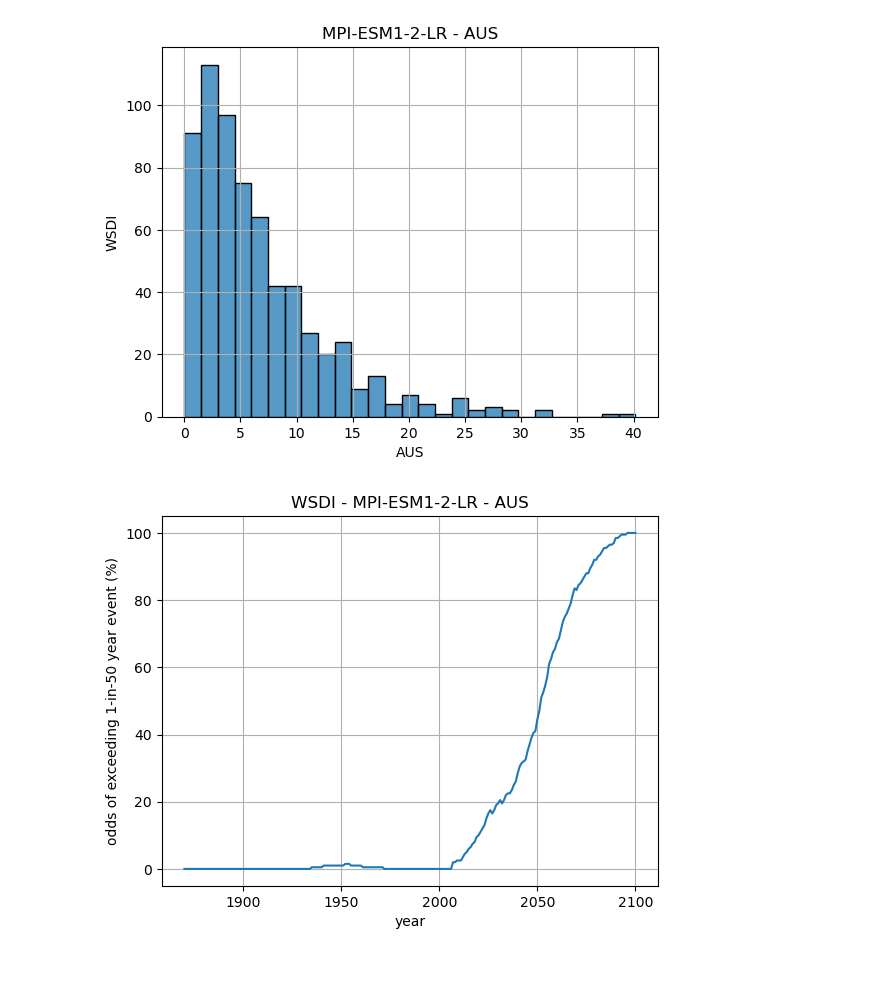
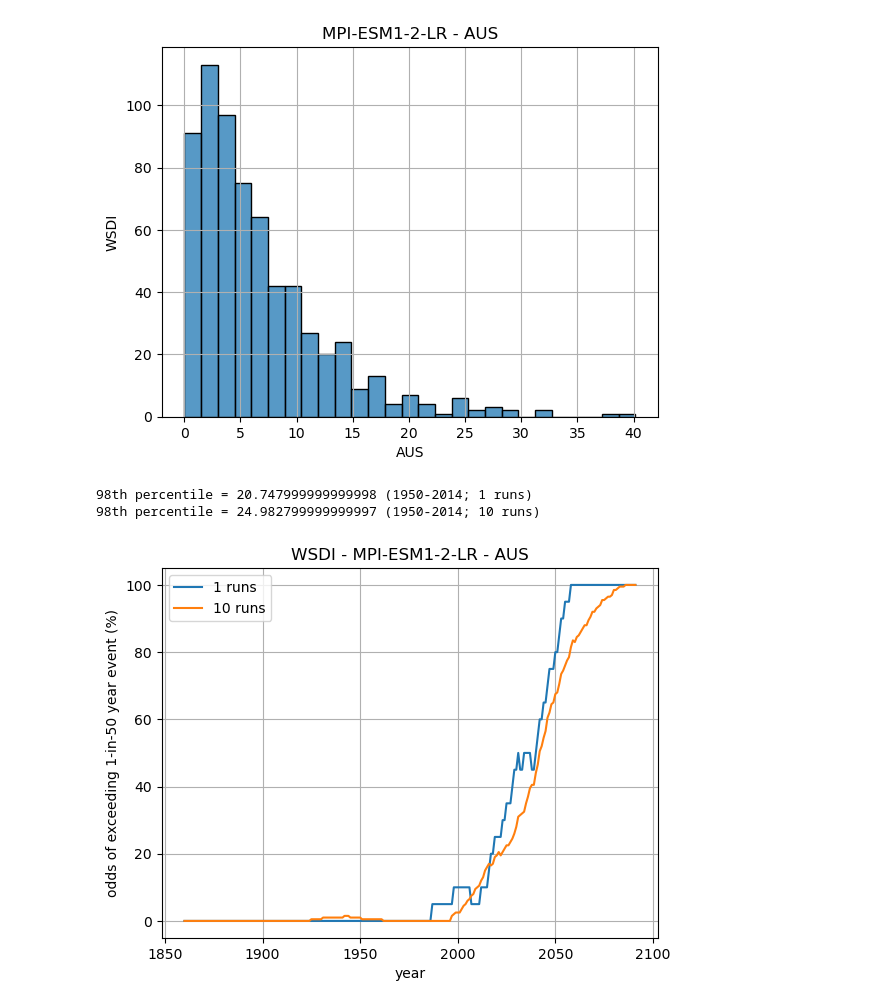
Before and after one commit to AusClimateService/rba, a Jupyter notebook: wsdi-analysis.ipynb, the cells around one changed output. Drawn from its saved outputs; the diff is of its cells as text; code cells hidden in the pictures; blank space fills up the shorter version.

```diff
--- a/wsdi-analysis.ipynb
+++ b/wsdi-analysis.ipynb
@@ -61,21 +61,36 @@ def plot_dist(model, location, start_year=1950, end_year=2014):
     ax.grid()
     plt.show()
 # %%
-def plot_odds(model, location, window, step, ref_start=1950, ref_end=2014):
-    """Histogram for a given location"""
+def plot_odds(
+    model,
+    location,
+    ref_start=1950,
+    ref_end=2014,
+    runs_subsets=[],
+):
+    """Odds of a year higher than a given quantile for a given location."""
+
+    fig, ax = plt.subplots()
 
     df = df_dict[model]
-    df_ref = df[(df['year'] >= ref_start) & (df['year'] <= ref_end)]
-    p98 = df_ref[location].quantile(0.98)
-
-    odds = df[location].rolling(window, step=step).apply(lambda s: (sum(s > p98) / window) * 100)
-    odds.index = df['year'].unique()
-
-    fig, ax = plt.subplots()
-    sns.lineplot(
-        ax=ax,
-        data=odds,
-    )
+    runs_list = df['run'].unique()
+    runs_subsets.append(len(runs_list))
+    for nruns in runs_subsets:
+        runs = runs_list[0:nruns]
+        df = df_dict[model]
+        df = df[df['run'].isin(runs)]
+        df_ref = df[(df['year'] >= ref_start) & (df['year'] <= ref_end)]
+        p98 = df_ref[location].quantile(0.98)
+        print(f'98th percentile = {p98} ({ref_start}-{ref_end}; {nruns} runs)')
+        window = nruns * 20
+        odds = df[location].rolling(window, step=nruns, center=True).apply(lambda s: (sum(s > p98) / window) * 100)
+        odds.index = df['year'].unique()
+        odds = odds.dropna()
+        sns.lineplot(
+            ax=ax,
+            data=odds,
+            label=f'{nruns} runs',
+        )
     ax.set_xlabel('year')
     ax.set_ylabel('odds of exceeding 1-in-50 year event (%)')
     ax.set_title(f'WSDI - {model} - {location}')
@@ -102,6 +119,8 @@ plot_dist('MPI-ESM1-2-LR', 'AUS')
 # %% [output]
 [figure]
 # %%
-plot_odds('MPI-ESM1-2-LR', 'AUS', window=200, step=10)
+plot_odds('MPI-ESM1-2-LR', 'AUS', runs_subsets=[1,])
 # %% [output]
+98th percentile = 20.747999999999998 (1950-2014; 1 runs)
+98th percentile = 24.982799999999997 (1950-2014; 10 runs)
-[figure, old version]
+[figure, new version]
```
Also changed, not shown: parts of 1 cell of this notebook, 1 other file.
